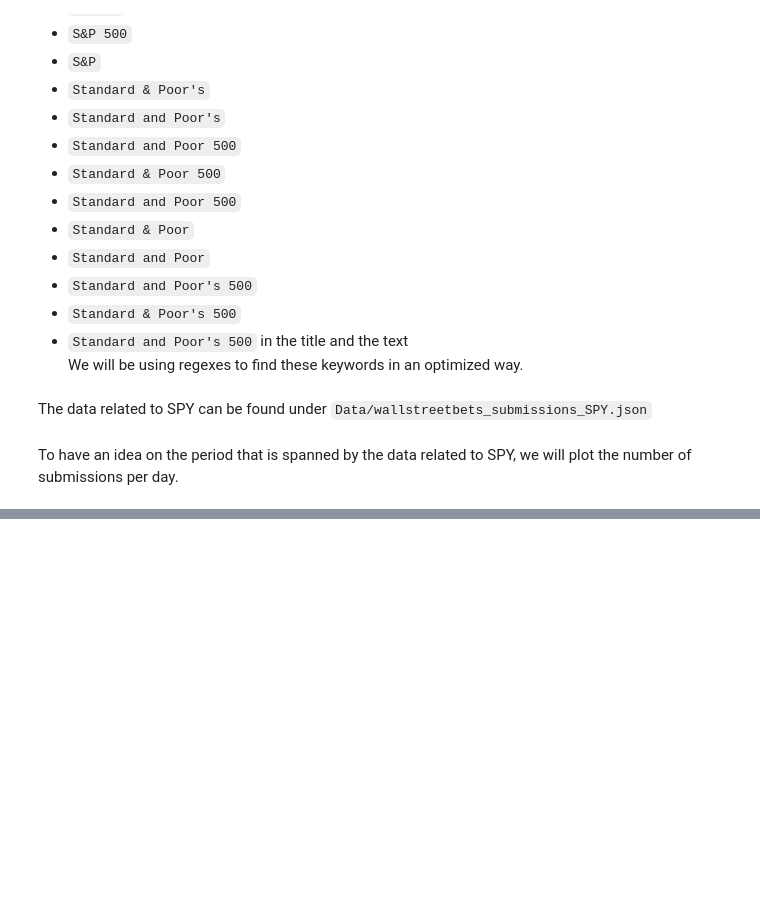
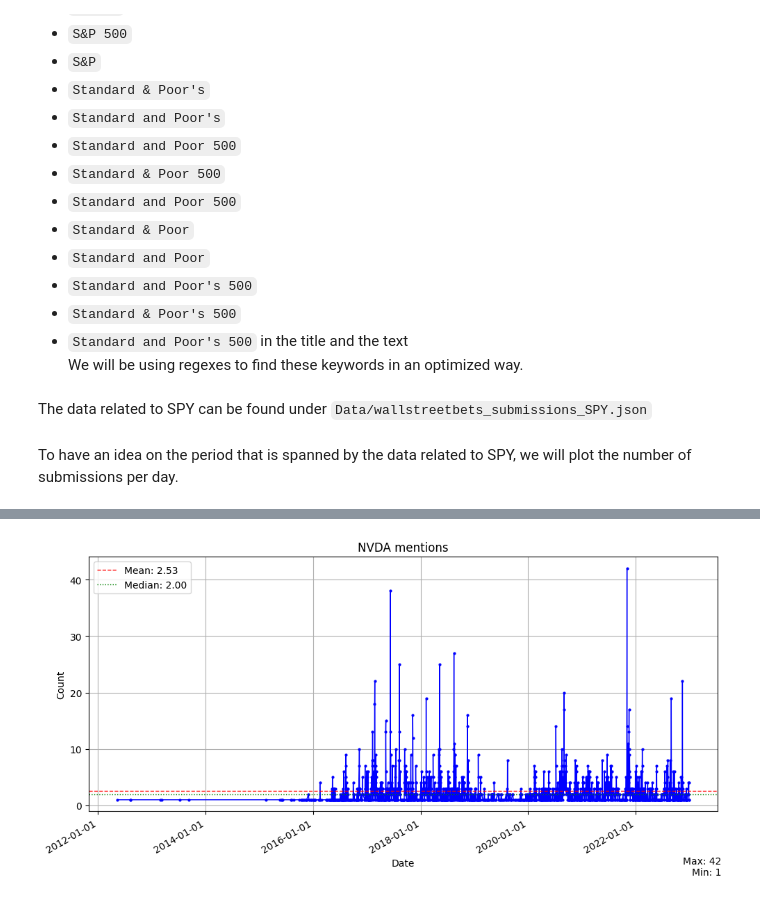
Before and after one commit to AliE02/Reddit-based-trading-strategy, a Jupyter notebook: data_explore.ipynb, the cells around one changed output, grey strips where cells are left out. Drawn from its saved outputs; the diff is of its cells as text; code cells hidden in the pictures; blank space fills up the shorter version.

```diff
--- a/data_explore.ipynb
+++ b/data_explore.ipynb
@@ -128,0 +375,4 @@ Therefore, we will have to change our strategy and either look for another asset
+# %%
+plot_date_counts("NVDA mentions", nvda_dict)
+# %% [output]
+[figure, added]
```
Also changed, not shown: parts of 26 cells of this notebook, 12 other files.
